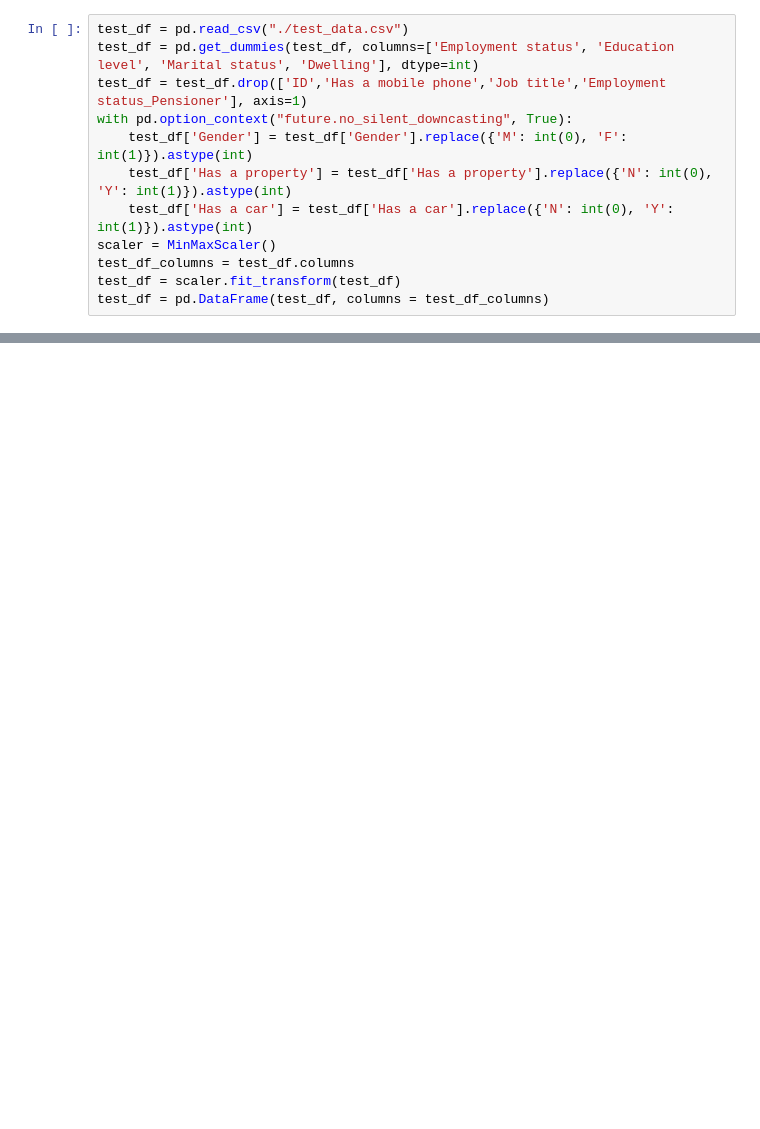
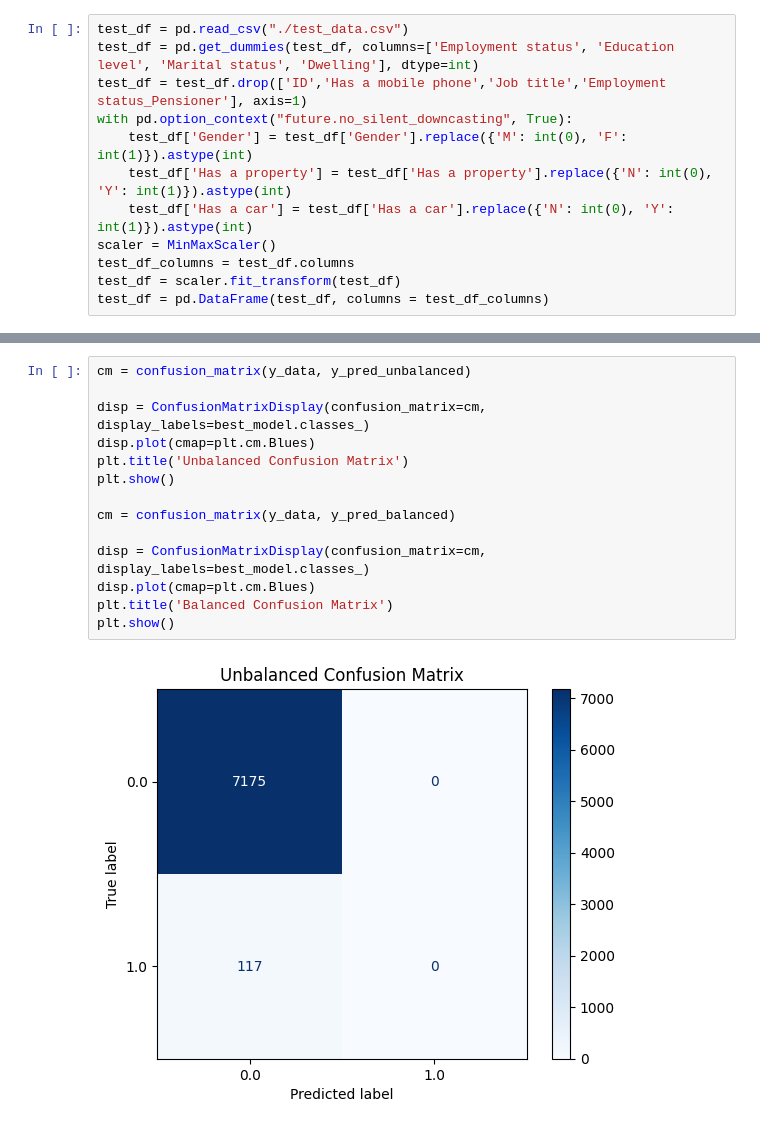
Before and after one commit to Nicotertu/nicotertu.github.io, a Jupyter notebook: python notebooks/Exploring a dataset.ipynb, the cells around one changed output, grey strips where cells are left out. Drawn from its saved outputs; the diff is of its cells as text; blank space fills up the shorter version.

```diff
--- a/python notebooks/Exploring a dataset.ipynb
+++ b/python notebooks/Exploring a dataset.ipynb
@@ -327,0 +324,16 @@ Accuracy on dataset set with unbalanced training: 0.9840%
+# %%
+cm = confusion_matrix(y_data, y_pred_unbalanced)
+
+disp = ConfusionMatrixDisplay(confusion_matrix=cm, display_labels=best_model.classes_)
+disp.plot(cmap=plt.cm.Blues)
+plt.title('Unbalanced Confusion Matrix')
+plt.show()
+
+cm = confusion_matrix(y_data, y_pred_balanced)
+
+disp = ConfusionMatrixDisplay(confusion_matrix=cm, display_labels=best_model.classes_)
+disp.plot(cmap=plt.cm.Blues)
+plt.title('Balanced Confusion Matrix')
+plt.show()
+# %% [output]
+[figure, added]
```
Also changed, not shown: parts of 6 cells of this notebook, 55 other files.
